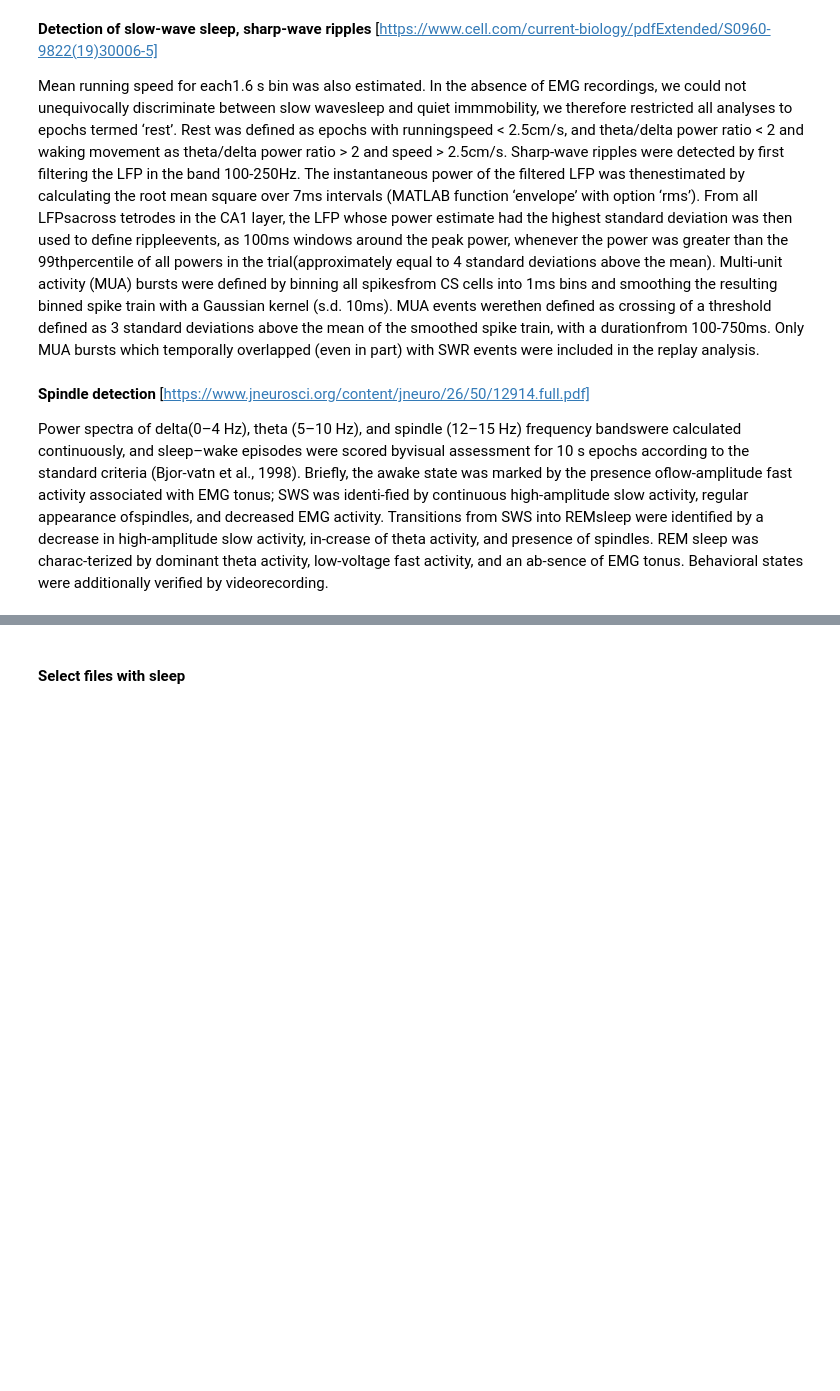
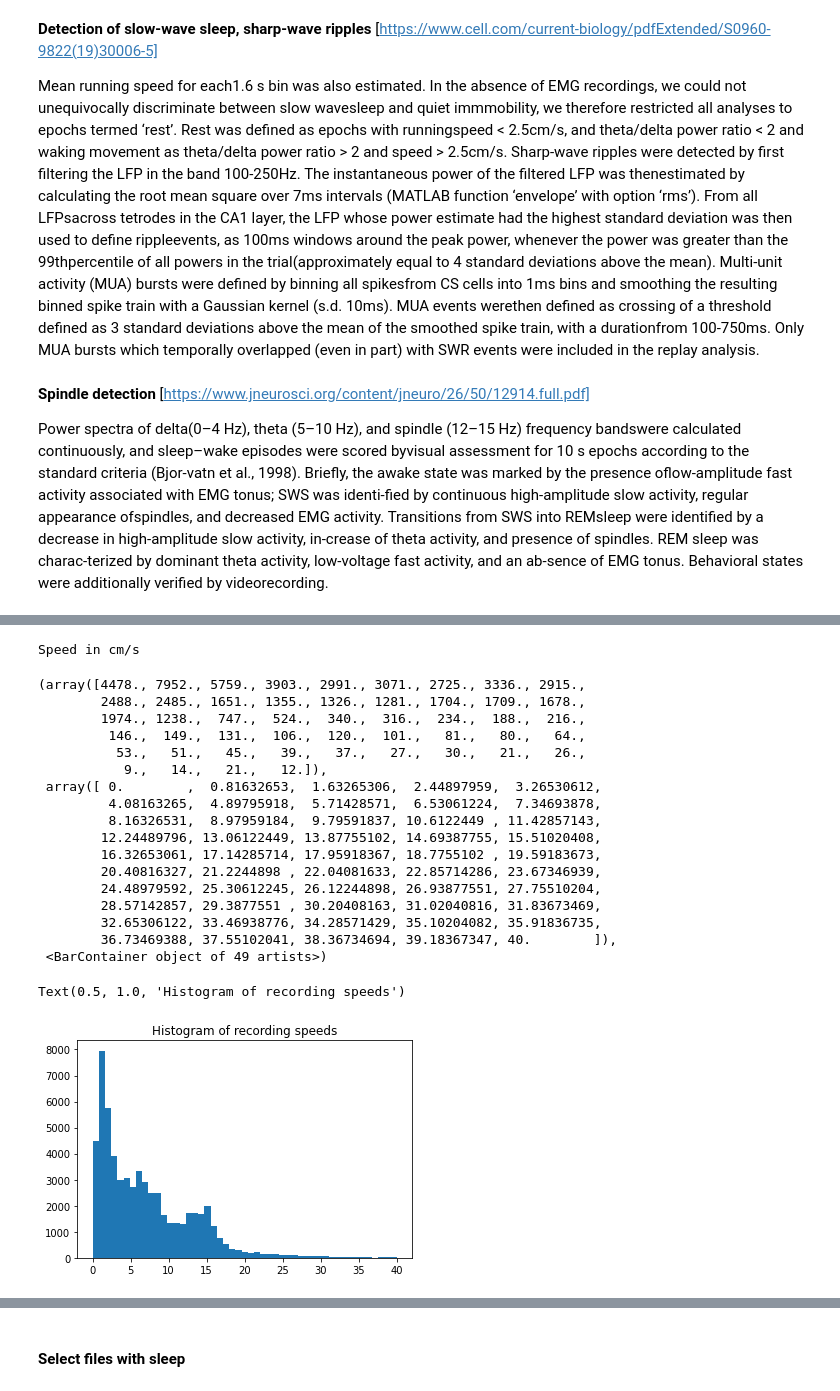
Before and after one commit to cafalchio/lfp_atn, a Jupyter notebook: ipynb/experiment_sleeps.ipynb, the cells around one changed output, grey strips where cells are left out. Drawn from its saved outputs; the diff is of its cells as text; code cells hidden in the pictures; blank space fills up the shorter version.

```diff
--- a/ipynb/experiment_sleeps.ipynb
+++ b/ipynb/experiment_sleeps.ipynb
@@ -147,6 +191,27 @@ for file in sleep_files[10:13]:
 # %%
-# pos = RecPos(sleep_files[4])
-# speed = pos.get_speed()
-# plt.hist(speed, bins=np.linspace(0,40))
-# plt.title('Histogram of recording speeds')
-# plt.show()
+pos = RecPos(sleep_files[10])
+speed = pos.get_speed()
+plt.hist(speed, bins=np.linspace(0,40))
+plt.title('Histogram of recording speeds')
+plt.show()
+# %% [output]
+Speed in cm/s
+(array([4478., 7952., 5759., 3903., 2991., 3071., 2725., 3336., 2915.,
+        2488., 2485., 1651., 1355., 1326., 1281., 1704., 1709., 1678.,
+        1974., 1238.,  747.,  524.,  340.,  316.,  234.,  188.,  216.,
+         146.,  149.,  131.,  106.,  120.,  101.,   81.,   80.,   64.,
+          53.,   51.,   45.,   39.,   37.,   27.,   30.,   21.,   26.,
+           9.,   14.,   21.,   12.]),
+ array([ 0.        ,  0.81632653,  1.63265306,  2.44897959,  3.26530612,
+         4.08163265,  4.89795918,  5.71428571,  6.53061224,  7.34693878,
+         8.16326531,  8.97959184,  9.79591837, 10.6122449 , 11.42857143,
+        12.24489796, 13.06122449, 13.87755102, 14.69387755, 15.51020408,
+        16.32653061, 17.14285714, 17.95918367, 18.7755102 , 19.59183673,
+        20.40816327, 21.2244898 , 22.04081633, 22.85714286, 23.67346939,
+        24.48979592, 25.30612245, 26.12244898, 26.93877551, 27.75510204,
+        28.57142857, 29.3877551 , 30.20408163, 31.02040816, 31.83673469,
+        32.65306122, 33.46938776, 34.28571429, 35.10204082, 35.91836735,
+        36.73469388, 37.55102041, 38.36734694, 39.18367347, 40.        ]),
+ <BarContainer object of 49 artists>)
+Text(0.5, 1.0, 'Histogram of recording speeds')
+[figure, added]
```
Also changed, not shown: parts of 11 cells of this notebook.
